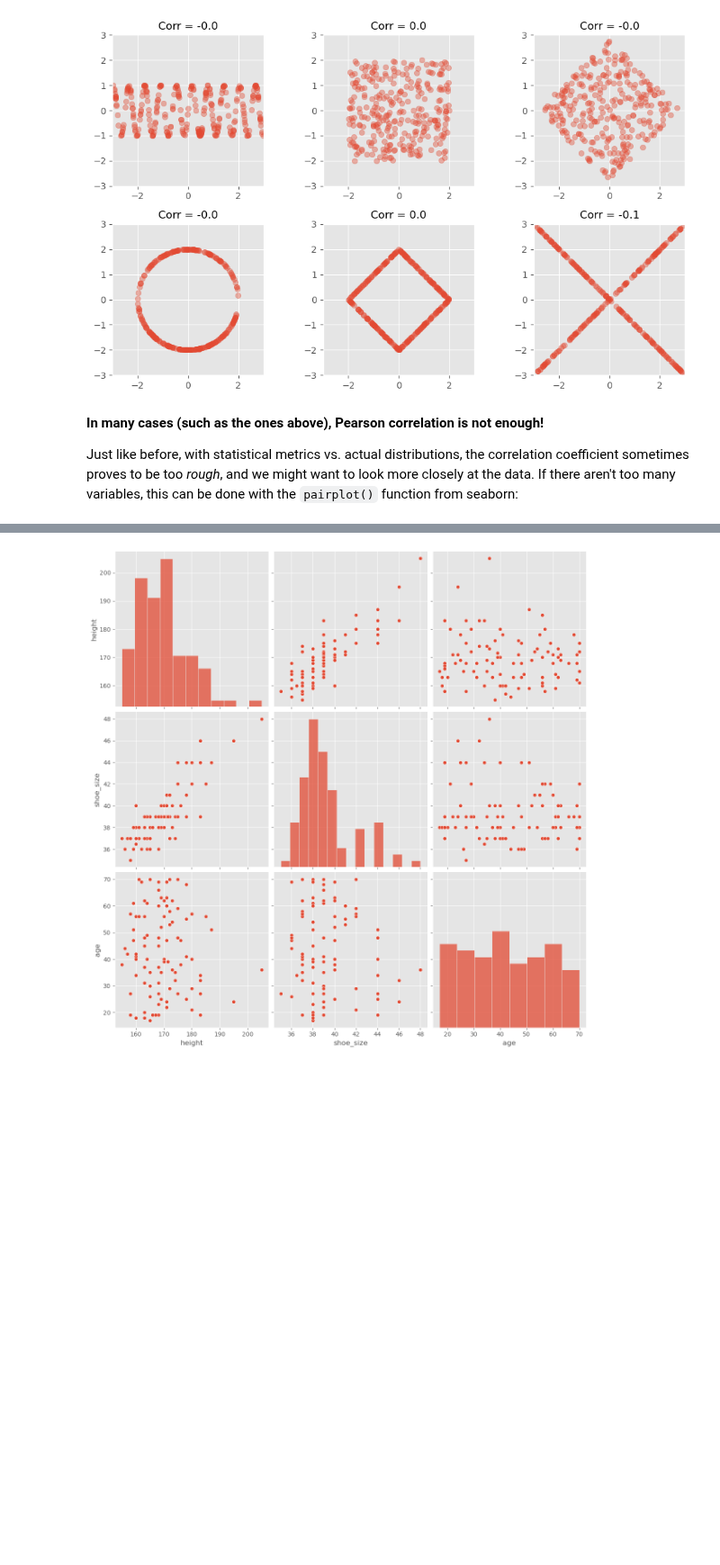
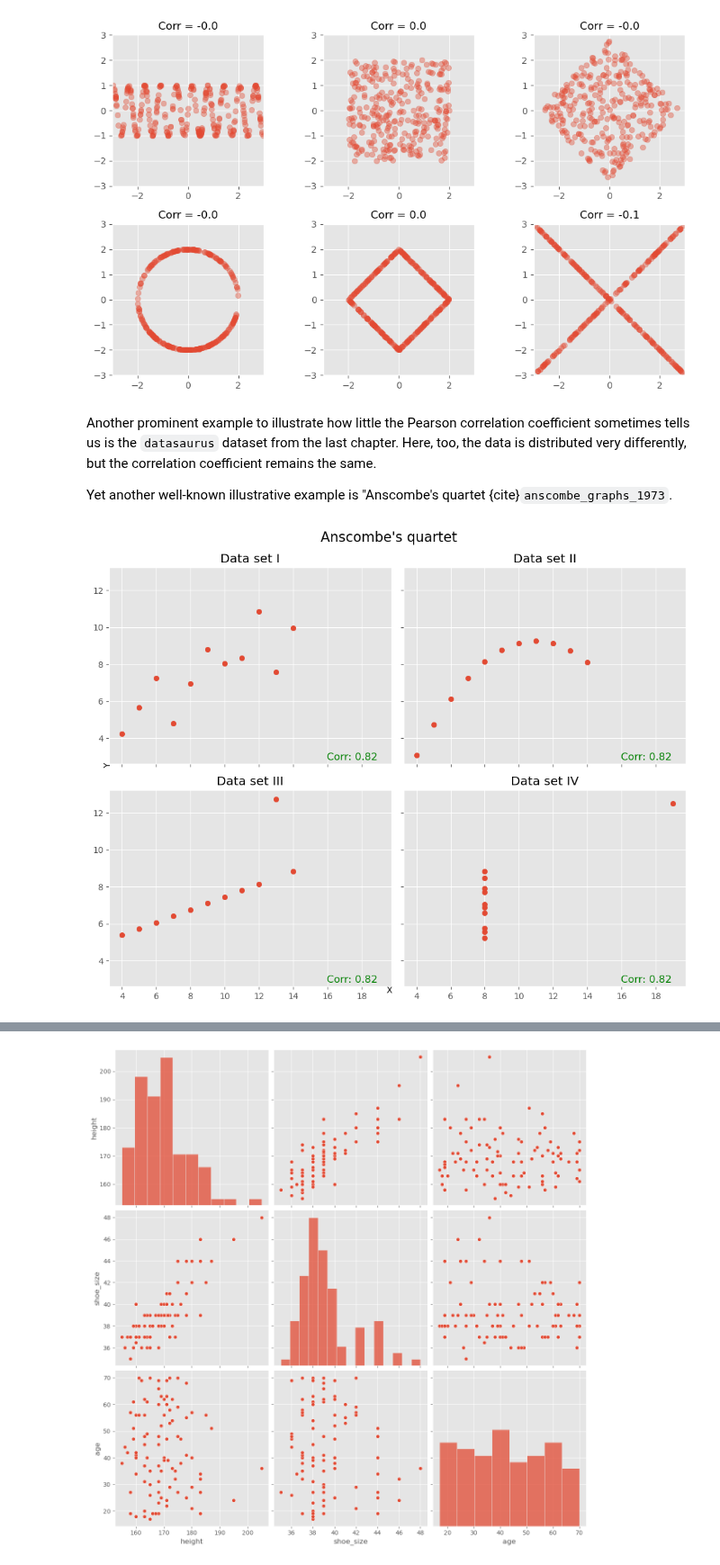
Before and after one commit to florian-huber/data_science_course, a Jupyter notebook: notebooks/live_coding_05_correlation_analysis.ipynb, the cells around one changed output, grey strips where cells are left out. Shown at 90% size. Drawn from its saved outputs; the diff is of its cells as text; code cells hidden in the pictures; blank space fills up the shorter version.

Commit message:
add anscombes quartet

```diff
--- a/notebooks/live_coding_05_correlation_analysis.ipynb
+++ b/notebooks/live_coding_05_correlation_analysis.ipynb
@@ -281,7 +281,53 @@ fig.tight_layout()
 plt.show()
 # %% [output]
 [figure]
-# %% [markdown]
-**In many cases (such as the ones above), Pearson correlation is not enough!**
-
-Just like before, with statistical metrics vs. actual distributions, the correlation coefficient sometimes proves to be too *rough*, and we might want to look more closely at the data. If there aren't too many variables, this can be done with the `pairplot()` function from seaborn:
+# %% [markdown]
+Another prominent example to illustrate how little the Pearson correlation coefficient sometimes tells us is the `datasaurus` dataset from the last chapter. Here, too, the data is distributed very differently, but the correlation coefficient remains the same.
+
+Yet another well-known illustrative example is "Anscombe's quartet {cite}`anscombe_graphs_1973`.
+# %%
+# Defining the Anscombe's quartet dataset
+anscombe_data = {
+    'I': {
+        'x': [10.0, 8.0, 13.0, 9.0, 11.0, 14.0, 6.0, 4.0, 12.0, 7.0, 5.0],
+        'y': [8.04, 6.95, 7.58, 8.81, 8.33, 9.96, 7.24, 4.26, 10.84, 4.82, 5.68]
+    },
+    'II': {
+        'x': [10.0, 8.0, 13.0, 9.0, 11.0, 14.0, 6.0, 4.0, 12.0, 7.0, 5.0],
+        'y': [9.14, 8.14, 8.74, 8.77, 9.26, 8.10, 6.13, 3.10, 9.13, 7.26, 4.74]
+    },
+    'III': {
+        'x': [10.0, 8.0, 13.0, 9.0, 11.0, 14.0, 6.0, 4.0, 12.0, 7.0, 5.0],
+        'y': [7.46, 6.77, 12.74, 7.11, 7.81, 8.84, 6.08, 5.39, 8.15, 6.42, 5.73]
+    },
+    'IV': {
+        'x': [8.0, 8.0, 8.0, 8.0, 8.0, 8.0, 8.0, 19.0, 8.0, 8.0, 8.0],
+        'y': [6.58, 5.76, 7.71, 8.84, 8.47, 7.04, 5.25, 12.50, 5.56, 7.91, 6.89]
+    }
+}
+
+# Plotting the Anscombe's quartet
+fig, axs = plt.subplots(2, 2, figsize=(10, 8), sharex=True, sharey=True)
+axs = axs.flatten()  # To make it easier to iterate over
+
+# Calculating the correlation coefficient for each dataset
+correlation_coefficients = []
+
+for i, (key, data) in enumerate(anscombe_data.items()):
+    axs[i].scatter(data['x'], data['y'])
+    axs[i].set_title(f"Data set {key}")
+    # Calculating the Pearson correlation coefficient for each dataset
+    corr_coef = np.corrcoef(data['x'], data['y'])[0, 1]
+    correlation_coefficients.append(corr_coef)
+    axs[i].text(0.95, 0.01, f'Corr: {corr_coef:.2f}', verticalalignment='bottom', horizontalalignment='right',
+                transform=axs[i].transAxes, color='green', fontsize=12)
+
+# Set common labels
+fig.text(0.5, 0.04, 'X', ha='center', va='center')
+fig.text(0.04, 0.5, 'Y', ha='center', va='center', rotation='vertical')
+
+plt.suptitle("Anscombe's quartet", fontsize=16)
+plt.tight_layout()
+plt.show()
+# %% [output]
+[figure, added]
```
Also changed, not shown: parts of 1 cell of this notebook, 1 other file.
